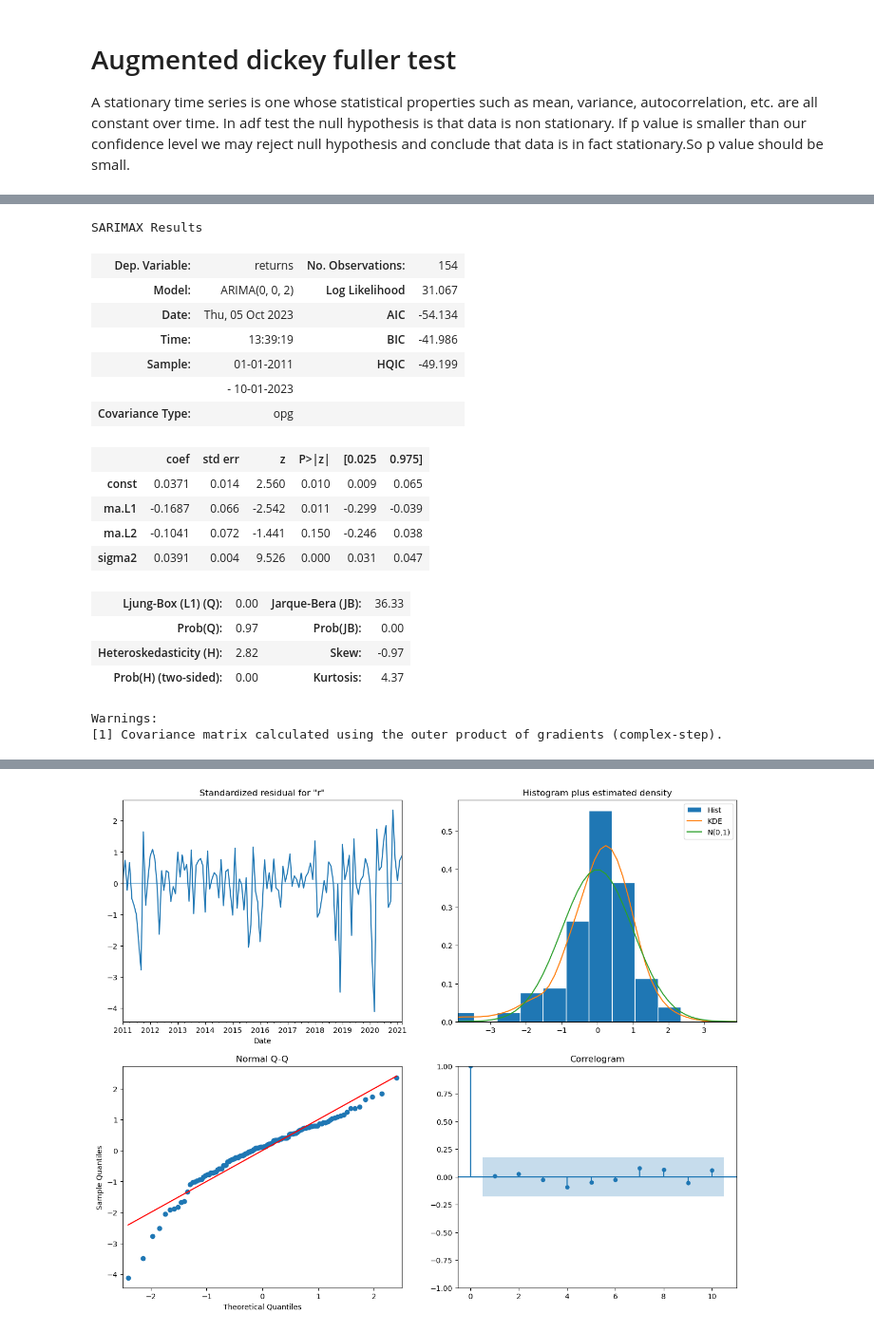
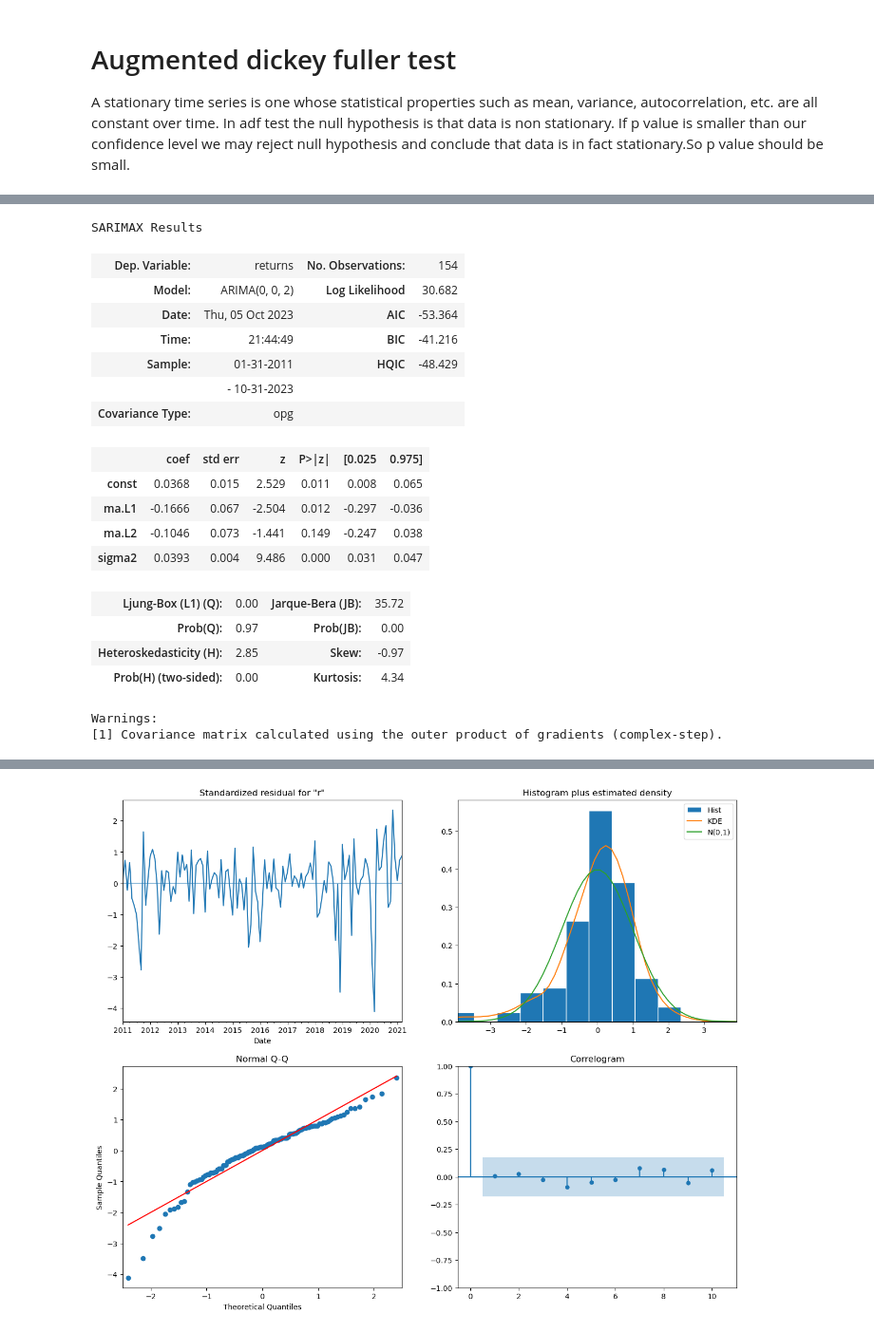
Before and after one commit to Revansh1894/Finance-projects, a Jupyter notebook: time series.ipynb, the cells around one changed output, grey strips where cells are left out. Shown at 95% size. Drawn from its saved outputs; the diff is of its cells as text; code cells hidden in the pictures.

```diff
--- a/time series.ipynb
+++ b/time series.ipynb
@@ -100,28 +100,28 @@ p value: 2.7678705775289026e-18
 # %%
 # building arma models now
 from statsmodels.tsa.arima.model import ARIMA
-df.index = pd.DatetimeIndex(df.index).to_period('D')
+df.index = pd.DatetimeIndex(df.index).to_period('M')
 model_ma1=ARIMA(df['returns'],order=(0,0,2))
 ma1_results=model_ma1.fit()
 ma1_results.summary()
 # %% [output]
 SARIMAX Results
 | Dep. Variable: | returns | No. Observations: | 154 |
-| Model: | ARIMA(0, 0, 2) | Log Likelihood | 31.067 |
-| Date: | Thu, 05 Oct 2023 | AIC | -54.134 |
-| Time: | 13:39:19 | BIC | -41.986 |
-| Sample: | 01-01-2011 | HQIC | -49.199 |
-|  | - 10-01-2023 |  |  |
+| Model: | ARIMA(0, 0, 2) | Log Likelihood | 30.682 |
+| Date: | Thu, 05 Oct 2023 | AIC | -53.364 |
+| Time: | 21:44:49 | BIC | -41.216 |
+| Sample: | 01-31-2011 | HQIC | -48.429 |
+|  | - 10-31-2023 |  |  |
 | Covariance Type: | opg |  |  |
 |  | coef | std err | z | P>|z| | [0.025 | 0.975] |
-| const | 0.0371 | 0.014 | 2.560 | 0.010 | 0.009 | 0.065 |
-| ma.L1 | -0.1687 | 0.066 | -2.542 | 0.011 | -0.299 | -0.039 |
-| ma.L2 | -0.1041 | 0.072 | -1.441 | 0.150 | -0.246 | 0.038 |
-| sigma2 | 0.0391 | 0.004 | 9.526 | 0.000 | 0.031 | 0.047 |
+| const | 0.0368 | 0.015 | 2.529 | 0.011 | 0.008 | 0.065 |
+| ma.L1 | -0.1666 | 0.067 | -2.504 | 0.012 | -0.297 | -0.036 |
+| ma.L2 | -0.1046 | 0.073 | -1.441 | 0.149 | -0.247 | 0.038 |
+| sigma2 | 0.0393 | 0.004 | 9.486 | 0.000 | 0.031 | 0.047 |
-| Ljung-Box (L1) (Q): | 0.00 | Jarque-Bera (JB): | 36.33 |
+| Ljung-Box (L1) (Q): | 0.00 | Jarque-Bera (JB): | 35.72 |
 | Prob(Q): | 0.97 | Prob(JB): | 0.00 |
-| Heteroskedasticity (H): | 2.82 | Skew: | -0.97 |
-| Prob(H) (two-sided): | 0.00 | Kurtosis: | 4.37 |
+| Heteroskedasticity (H): | 2.85 | Skew: | -0.97 |
+| Prob(H) (two-sided): | 0.00 | Kurtosis: | 4.34 |
 Warnings:
 [1] Covariance matrix calculated using the outer product of gradients (complex-step).
 # %%
```
Also changed, not shown: parts of 25 cells of this notebook.
